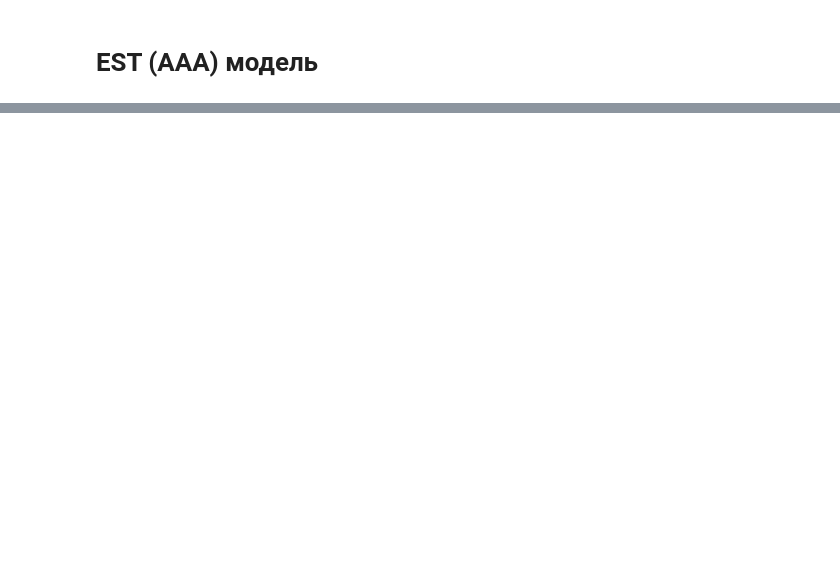
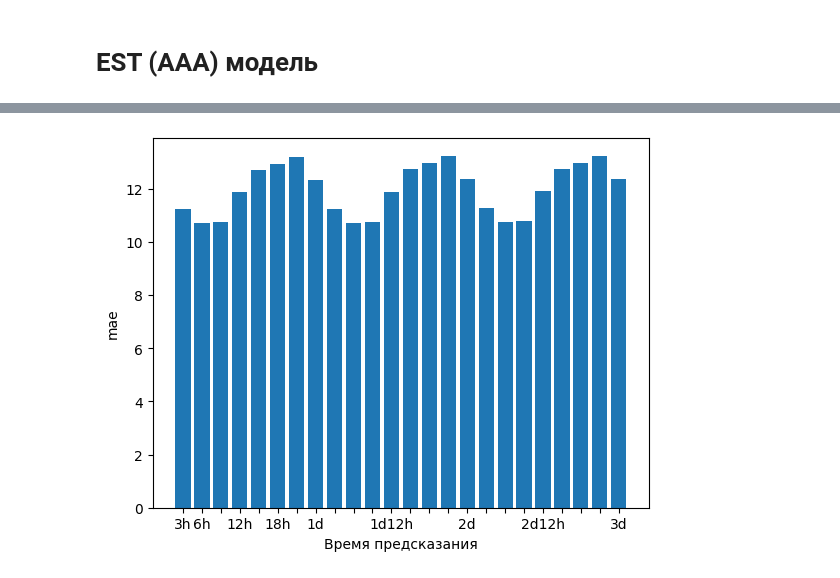
Before and after one commit to S0krat/FQW, a Jupyter notebook: ets.ipynb, the cells around one changed output, grey strips where cells are left out. Saved outputs shown, nothing was run; the diff lists cells and outputs as text; code cells hidden in the pictures; blank space fills up the shorter version.

```diff
--- a/ets.ipynb
+++ b/ets.ipynb
@@ -127,0 +79,6 @@ np.mean(np.abs(dtd_pred - dtd_test))
+# %%
+results = np.array([np.transpose(forecaster.predict(range(1, 25)))])
+
+for i in range(358):
+    forecaster.update(temp_test[8*i:8*(i+1)], update_params=False)
+    results = np.append(results, [np.transpose(forecaster.predict(range(1, 25)))], axis=0)
@@ -127,0 +89,12 @@ np.mean(np.abs(dtd_pred - dtd_test))
+# %%
+maes = [mae(results[:,j], temp_test.iloc[[8*i + j for i in range(359)]]) for j in range(24)]
+
+import matplotlib.pyplot as plt
+
+names=['3h','6h','               ','12h','              ','18h','             ','1d','            ','           ','          ','1d12h','         ','        ','       ','2d', ' ','  ','   ','2d12h','    ','     ','      ','3d']
+plt.bar(x=names, height=maes)
+plt.xlabel("Время предсказания")
+plt.ylabel("mae")
+plt.show()
+# %% [output]
+[figure, added]
```
Also changed, not shown: parts of 27 cells of this notebook, 3 other files.
